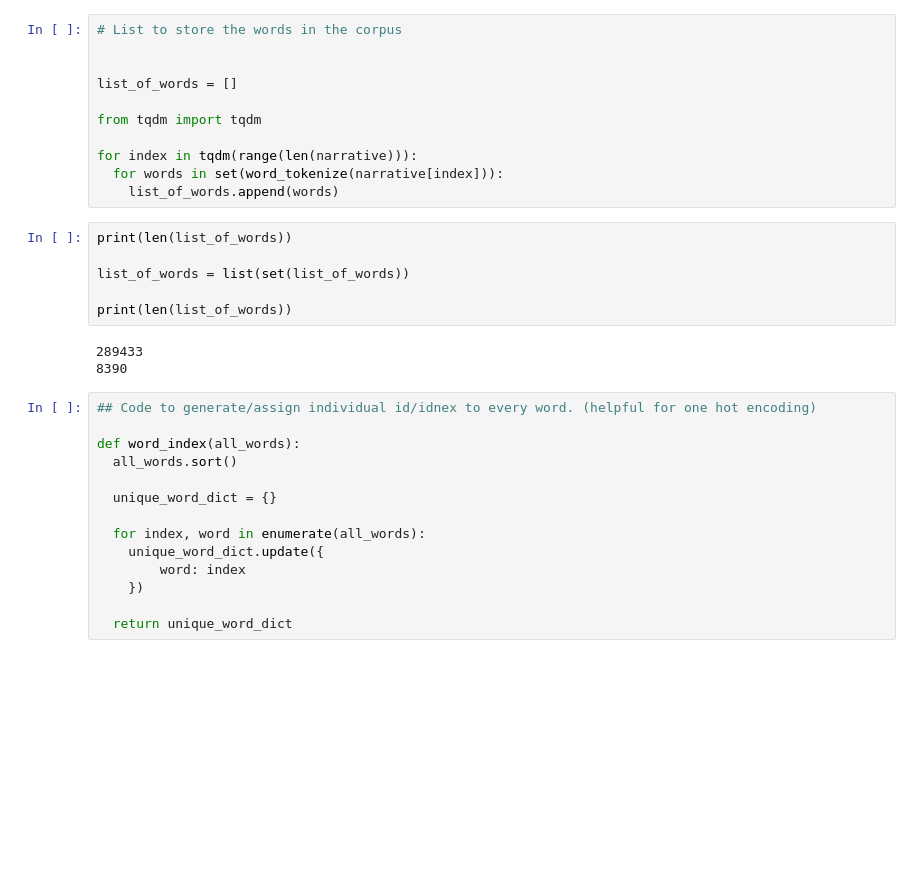
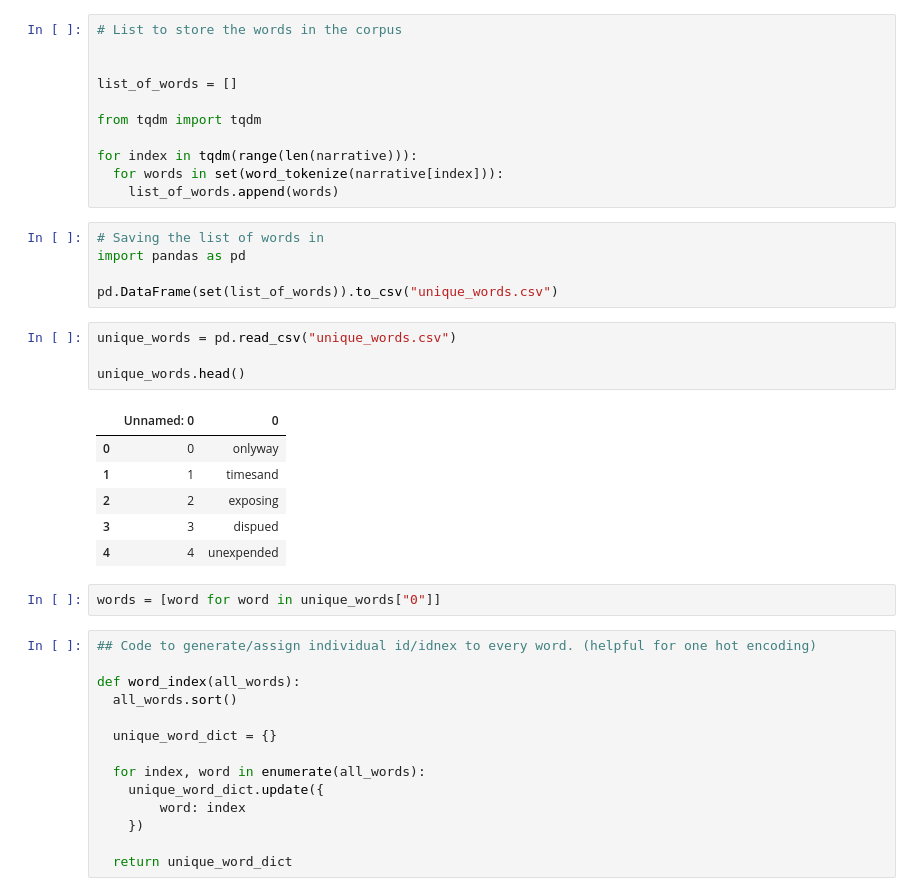
Before and after one commit to abhi-11nav/ConsumerComplaints-Classifaction, a Jupyter notebook: ConsumerComplaints_Classification.ipynb, the cells around one changed output. Drawn from its saved outputs; the diff is of its cells as text; blank space fills up the shorter version.

```diff
--- a/ConsumerComplaints_Classification.ipynb
+++ b/ConsumerComplaints_Classification.ipynb
@@ -292,15 +301,24 @@ from tqdm import tqdm
 for index in tqdm(range(len(narrative))):
   for words in set(word_tokenize(narrative[index])):
     list_of_words.append(words)
-# %%
-print(len(list_of_words))
-
-list_of_words = list(set(list_of_words))
-
-print(len(list_of_words))
-# %% [output]
-289433
-8390
+# %%
+# Saving the list of words in
+import pandas as pd
+
+pd.DataFrame(set(list_of_words)).to_csv("unique_words.csv")
+# %%
+unique_words = pd.read_csv("unique_words.csv")
+
+unique_words.head()
+# %% [output]
+|  | Unnamed: 0 | 0 |
+| 0 | 0 | onlyway |
+| 1 | 1 | timesand |
+| 2 | 2 | exposing |
+| 3 | 3 | dispued |
+| 4 | 4 | unexpended |
+# %%
+words = [word for word in unique_words["0"]]
 # %%
 ## Code to generate/assign individual id/idnex to every word. (helpful for one hot encoding)
 
```
Also changed, not shown: parts of 9 cells of this notebook.
